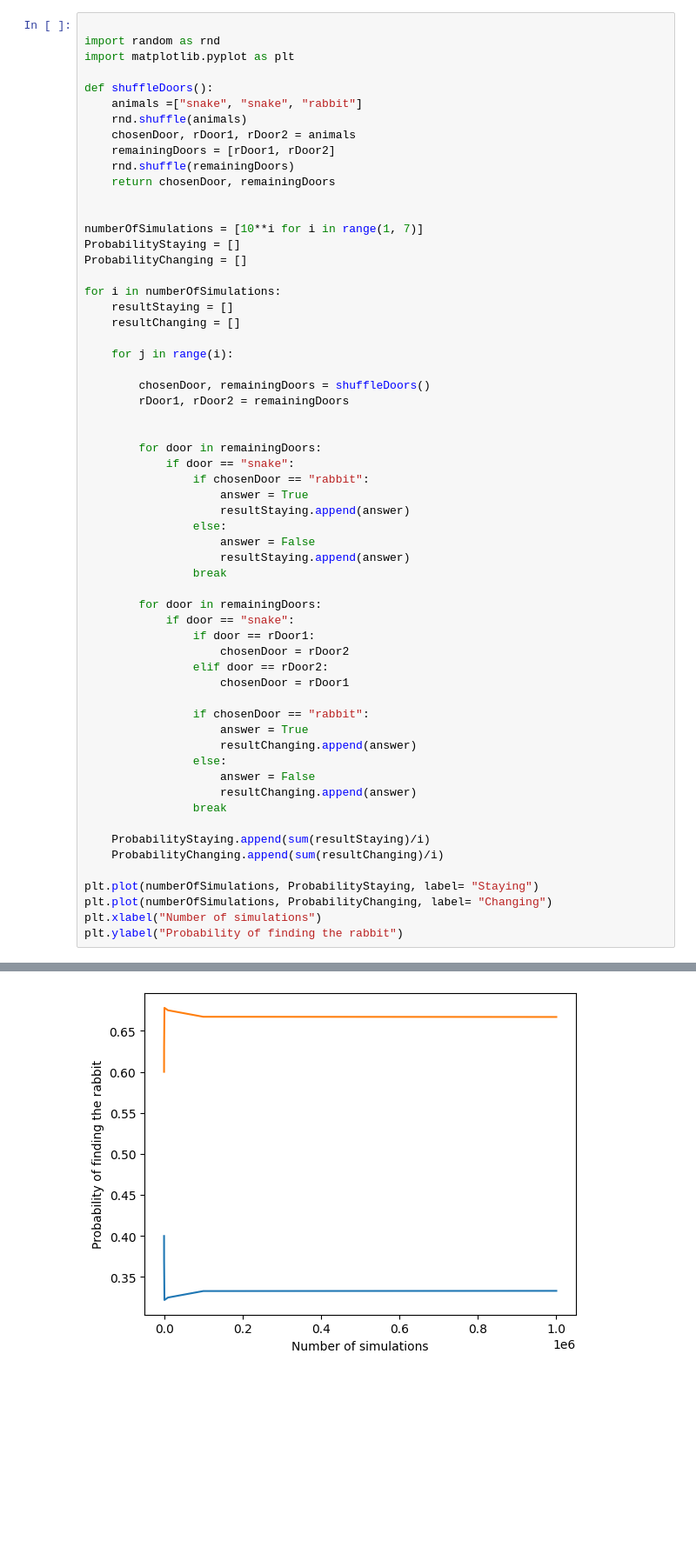
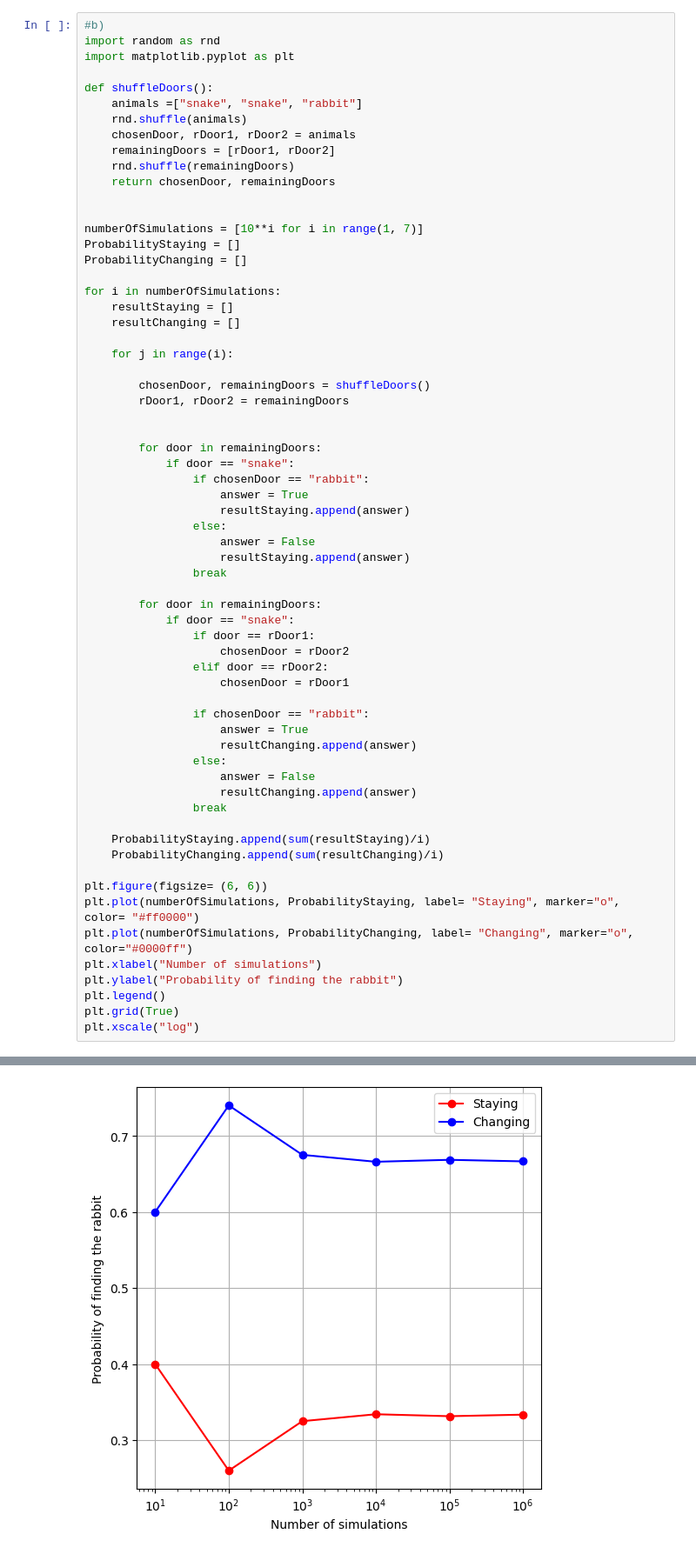
Before and after one commit to AdrianSSkog/Python_Programming_AdrianSoderbergSkog, a Jupyter notebook: Exercises/exercises04.ipynb, the cells around one changed output, grey strips where cells are left out. Shown at 87% size. Cells and saved outputs as stored; diff of their text form; blank space fills up the shorter version.

```diff
--- a/Exercises/exercises04.ipynb
+++ b/Exercises/exercises04.ipynb
@@ -395,7 +395,7 @@ b)
 
 </details>
 # %%
-
+#b)
 import random as rnd
 import matplotlib.pyplot as plt
 
@@ -450,8 +450,12 @@ for i in numberOfSimulations:
     ProbabilityStaying.append(sum(resultStaying)/i)
     ProbabilityChanging.append(sum(resultChanging)/i)
 
-plt.plot(numberOfSimulations, ProbabilityStaying, label= "Staying")
-plt.plot(numberOfSimulations, ProbabilityChanging, label= "Changing")
+plt.figure(figsize= (6, 6))
+plt.plot(numberOfSimulations, ProbabilityStaying, label= "Staying", marker="o", color= "#ff0000")
+plt.plot(numberOfSimulations, ProbabilityChanging, label= "Changing", marker="o", color="#0000ff")
 plt.xlabel("Number of simulations")
 plt.ylabel("Probability of finding the rabbit")
+plt.legend()
+plt.grid(True)
+plt.xscale("log")
 # %% [output]
@@ -459 +462 @@ Text(0, 0.5, 'Probability of finding the rabbit')
-[figure, old version]
+[figure, new version]
```
Also changed, not shown: parts of 2 cells of this notebook, 1 other file.
